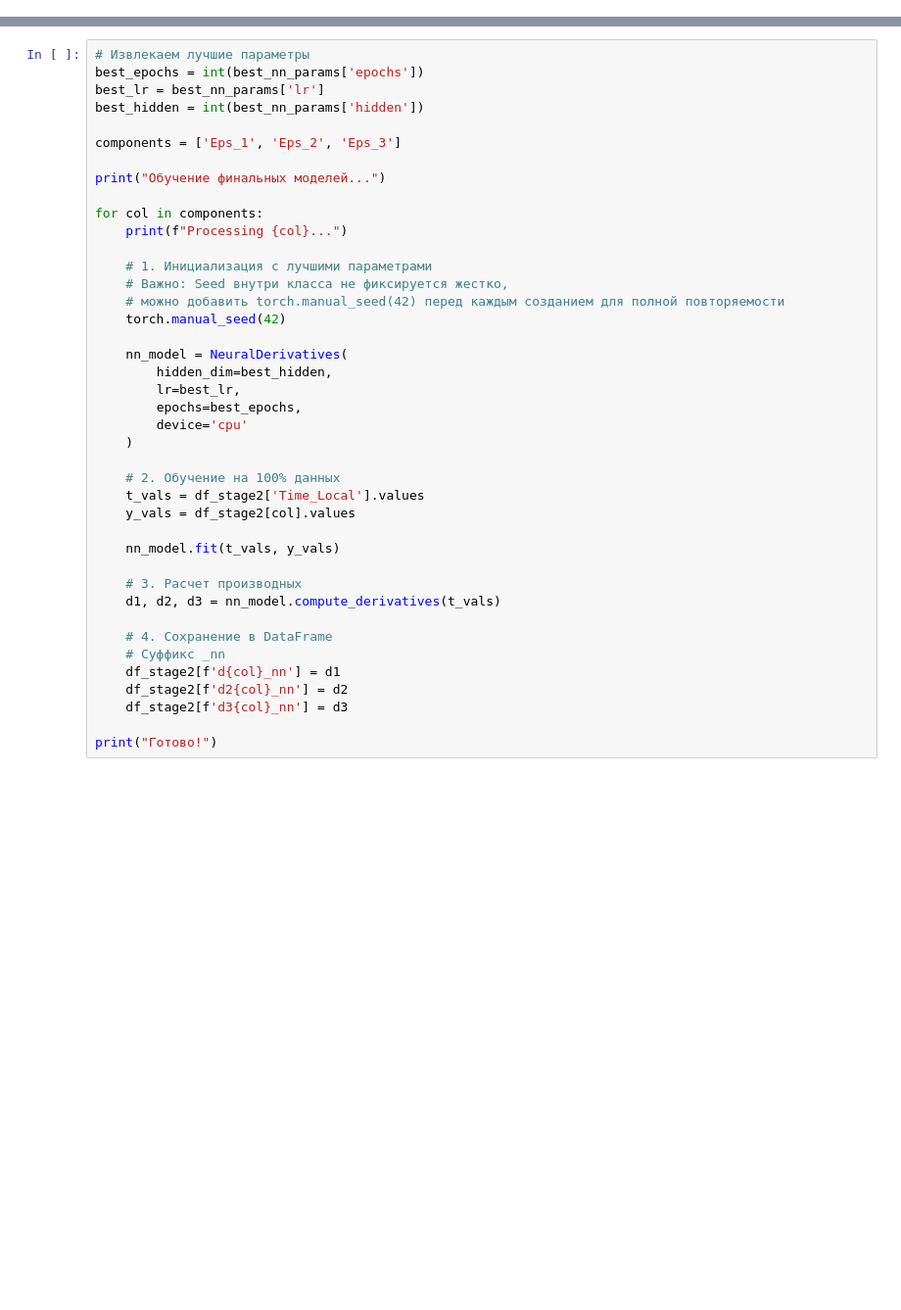
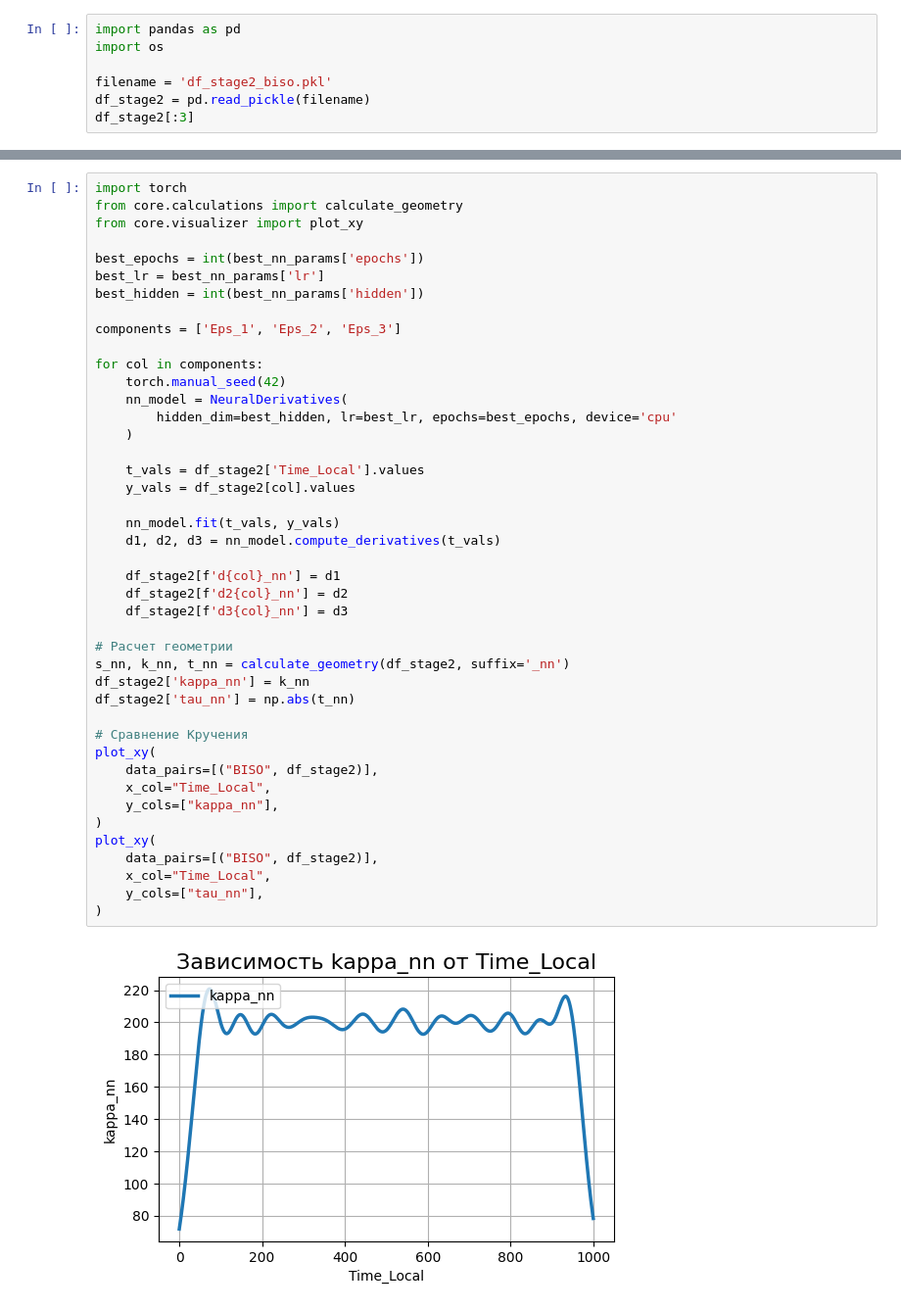
Before and after one commit to ArtemDos/complex_deformations, a Jupyter notebook: P29/ideal_vint/research_nn_optimization.ipynb, the cells around one changed output, grey strips where cells are left out. Shown at 98% size. Drawn from its saved outputs; the diff is of its cells as text; blank space fills up the shorter version.

```diff
--- a/P29/ideal_vint/research_nn_optimization.ipynb
+++ b/P29/ideal_vint/research_nn_optimization.ipynb
@@ -0,0 +1,7 @@
+# %%
+import pandas as pd
+import os
+
+filename = 'df_stage2_biso.pkl'
+df_stage2 = pd.read_pickle(filename)
+df_stage2[:3]
@@ -103,41 +163,45 @@ print(f"Hidden: {int(best_nn_params['hidden'])}")
 # %%
-# Извлекаем лучшие параметры
+import torch
+from core.calculations import calculate_geometry
+from core.visualizer import plot_xy
+
 best_epochs = int(best_nn_params['epochs'])
 best_lr = best_nn_params['lr']
 best_hidden = int(best_nn_params['hidden'])
 
 components = ['Eps_1', 'Eps_2', 'Eps_3']
 
-print("Обучение финальных моделей...")
-
 for col in components:
-    print(f"Processing {col}...")
-
-    # 1. Инициализация с лучшими параметрами
-    # Важно: Seed внутри класса не фиксируется жестко,
-    # можно добавить torch.manual_seed(42) перед каждым созданием для полной повторяемости
     torch.manual_seed(42)
-
     nn_model = NeuralDerivatives(
-        hidden_dim=best_hidden,
-        lr=best_lr,
-        epochs=best_epochs,
-        device='cpu'
+        hidden_dim=best_hidden, lr=best_lr, epochs=best_epochs, device='cpu'
     )
 
-    # 2. Обучение на 100% данных
     t_vals = df_stage2['Time_Local'].values
     y_vals = df_stage2[col].values
 
     nn_model.fit(t_vals, y_vals)
-
-    # 3. Расчет производных
     d1, d2, d3 = nn_model.compute_derivatives(t_vals)
 
-    # 4. Сохранение в DataFrame
-    # Суффикс _nn
     df_stage2[f'd{col}_nn'] = d1
     df_stage2[f'd2{col}_nn'] = d2
     df_stage2[f'd3{col}_nn'] = d3
 
-print("Готово!")
+# Расчет геометрии
+s_nn, k_nn, t_nn = calculate_geometry(df_stage2, suffix='_nn')
+df_stage2['kappa_nn'] = k_nn
+df_stage2['tau_nn'] = np.abs(t_nn)
+
+# Сравнение Кручения
+plot_xy(
+    data_pairs=[("BISO", df_stage2)],
+    x_col="Time_Local",
+    y_cols=["kappa_nn"],
+)
+plot_xy(
+    data_pairs=[("BISO", df_stage2)],
+    x_col="Time_Local",
+    y_cols=["tau_nn"],
+)
+# %% [output]
+[figure, added]
```
Also changed, not shown: parts of 8 cells of this notebook.
